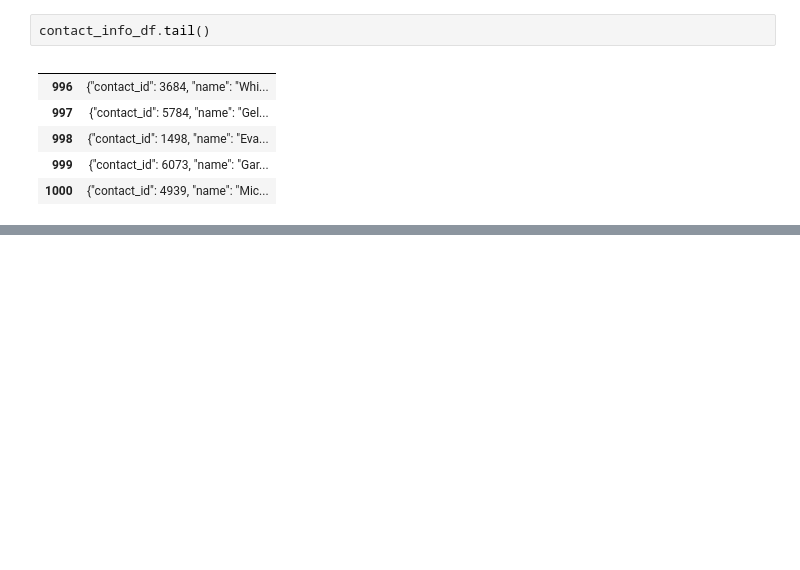
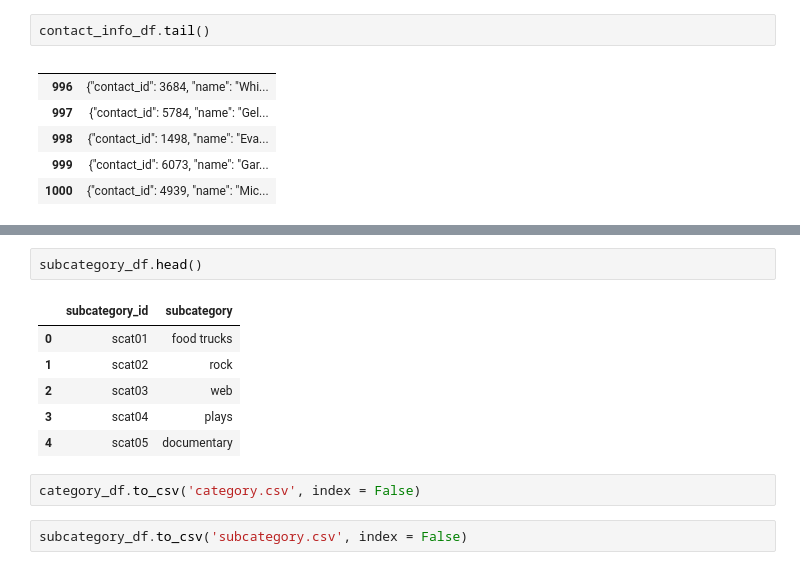
Before and after one commit to tashg23/Crowdfunding-ETL, a Jupyter notebook: Extract_crowdfunding_data.ipynb, the cells around one changed output, grey strips where cells are left out. Saved outputs shown, nothing was run; the diff lists cells and outputs as text; blank space fills up the shorter version.

```diff
--- a/Extract_crowdfunding_data.ipynb
+++ b/Extract_crowdfunding_data.ipynb
@@ -72,0 +204,13 @@ contact_info_df.sample(n=6)
+# %%
+subcategory_df.head()
+# %% [output]
+|  | subcategory_id | subcategory |
+| 0 | scat01 | food trucks |
+| 1 | scat02 | rock |
+| 2 | scat03 | web |
+| 3 | scat04 | plays |
+| 4 | scat05 | documentary |
+# %%
+category_df.to_csv('category.csv', index = False)
+# %%
+subcategory_df.to_csv('subcategory.csv', index = False)
```
Also changed, not shown: parts of 12 cells of this notebook, 2 other files.
